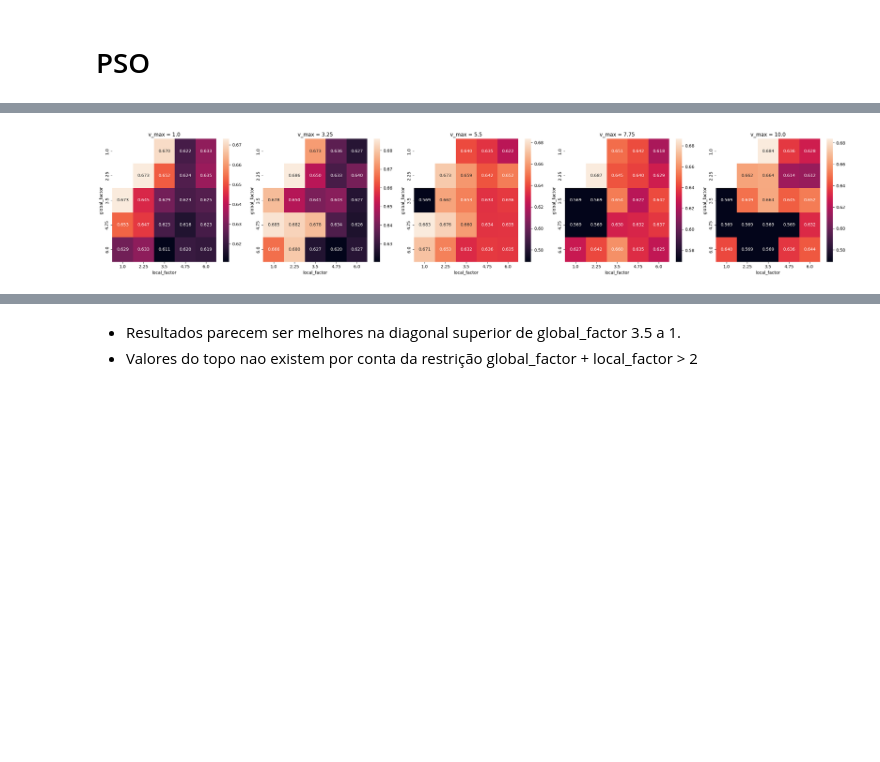
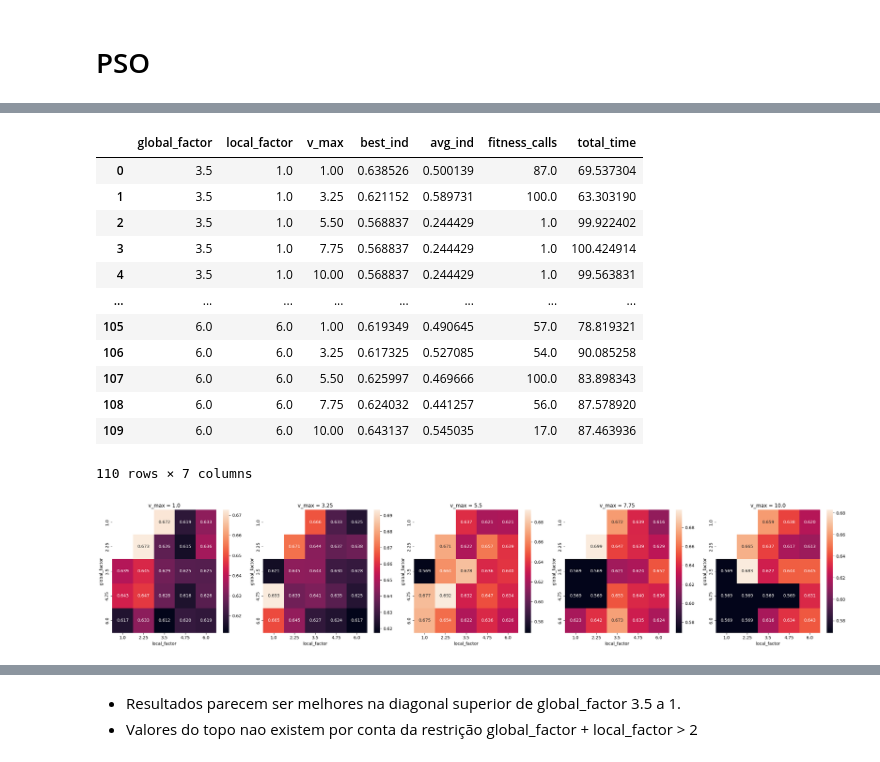
Before and after one commit to pdcos/modelo_foguete, a Jupyter notebook: sensitiviy_analysis/viz_sens.ipynb, the cells around one changed output, grey strips where cells are left out. Saved outputs shown, nothing was run; the diff lists cells and outputs as text; code cells hidden in the pictures; blank space fills up the shorter version.

```diff
--- a/sensitiviy_analysis/viz_sens.ipynb
+++ b/sensitiviy_analysis/viz_sens.ipynb
@@ -42,20 +64,34 @@ class SensVisualizer():
     def process_json(self):
         processed_list = []
         for sens_dict in self.sens_list:
-
-            dict_filtered ={}
+            dict_filtered = {}
             for parameter in self.parameters:
                 dict_filtered[parameter] = sens_dict[parameter]
             if sens_dict['best_ind_list'] != 'ERRO':
                 best_ind_array = np.array(sens_dict['best_ind_list'])
                 avg_ind_array = np.array(sens_dict['avg_ind_list'])
-                indice = best_ind_array.argmax()
-                best_ind = best_ind_array[indice]
-                avg_ind = avg_ind_array[indice]
+                max_best_ind_value = best_ind_array.max()
+                indices_of_max_best_ind = np.where(best_ind_array == max_best_ind_value)[0]
+
+                if len(indices_of_max_best_ind) > 1:
+                    # Selecionar a linha com o maior avg_ind entre as que têm o melhor best_ind
+                    max_avg_ind = -np.inf
+                    chosen_index = -1
+                    for index in indices_of_max_best_ind:
+                        if avg_ind_array[index] > max_avg_ind:
+                            max_avg_ind = avg_ind_array[index]
+                            chosen_index = index
+                    best_ind = best_ind_array[chosen_index]
+                    avg_ind = avg_ind_array[chosen_index]
+                else:
+                    # Caso de um único máximo
+                    chosen_index = indices_of_max_best_ind[0]
+                    best_ind = best_ind_array[chosen_index]
+                    avg_ind = avg_ind_array[chosen_index]
 
                 dict_filtered['best_ind'] = best_ind
                 dict_filtered['avg_ind'] = avg_ind
-                dict_filtered['fitness_calls'] = sens_dict['fitness_calls'][indice]
+                dict_filtered['fitness_calls'] = sens_dict['fitness_calls'][chosen_index]
                 dict_filtered['total_time'] = sens_dict['total_time']
 
             else:
@@ -63,7 +99,6 @@ class SensVisualizer():
                 dict_filtered['avg_ind'] = 0
                 dict_filtered['fitness_calls'] = 0
                 dict_filtered['total_time'] = 0
-
 
             processed_list.append(dict_filtered)
 
@@ -128,0 +135,14 @@ Parâmetros
+# %%
+path = 'simulations/pso_sensitivity.json'
+parameters = ['global_factor', 'local_factor', 'v_max']
+viz_pso = SensVisualizer(file_path=path, parameters=parameters)
+viz_pso.display_all()
+df_sens_pso = viz_pso.df_sens
+
+df_sens_pso_csv = df_sens_pso.copy(deep=True)
+# Trunca até 3 casas decimais
+df_sens_pso_csv['best_ind'] = df_sens_pso_csv['best_ind'].apply(lambda x: round(x, 3))
+df_sens_pso_csv['avg_ind'] = df_sens_pso_csv['avg_ind'].apply(lambda x: round(x, 3))
+df_sens_pso_csv['fitness_calls'] = df_sens_pso_csv['fitness_calls'].astype(int)
+df_sens_pso_csv['total_time'] = df_sens_pso_csv['total_time'].apply(lambda x: round(x, 3))
+df_sens_pso_csv.to_csv('processed_tables/pso_sensitivity.csv', index=False)
@@ -129,36 +172,50 @@ Parâmetros
 # %%
 def plot_graph_pso(df, nom_x, nom_y, nom_z):
     list_graficos = []
+    display(df)
     list_z = df[nom_z].unique()
 
     numero_plots = len(list_z)
     fig, axes = plt.subplots(1, numero_plots, figsize=(25, 5))  # Ajuste o tamanho conforme necessário
     iter_counter = 0
     for z in list_z:
         eixo_x = df.loc[df[nom_z] == z, nom_x]
         eixo_y = df.loc[df[nom_z] == z, nom_y]
         fitness = df.loc[df[nom_z] == z, 'best_ind']
         dict_grafico = {
             nom_x: eixo_x,
             nom_y: eixo_y,
             nom_z: z,
             'fitness': fitness
         }
         list_graficos.append(dict_grafico)
 
         df_filtrado = pd.DataFrame(dict_grafico)
         df_pivot = df_filtrado.pivot(values='fitness', index=nom_x, columns=[nom_y])
         sns.heatmap(data=df_pivot, ax=axes[iter_counter], annot=True, fmt=".3f")
         axes[iter_counter].set_title(f'{nom_z} = {z}')
 
         iter_counter += 1
     # Ajuste o espaçamento entre os subplots
     plt.tight_layout()
 
     # Exiba o gráfico
     plt.show()
 
 
 plot_graph_pso(df_sens_pso, 'global_factor', 'local_factor', 'v_max')
 # %% [output]
+|  | global_factor | local_factor | v_max | best_ind | avg_ind | fitness_calls | total_time |
+| 0 | 3.5 | 1.0 | 1.00 | 0.638526 | 0.500139 | 87.0 | 69.537304 |
+| 1 | 3.5 | 1.0 | 3.25 | 0.621152 | 0.589731 | 100.0 | 63.303190 |
+| 2 | 3.5 | 1.0 | 5.50 | 0.568837 | 0.244429 | 1.0 | 99.922402 |
+| 3 | 3.5 | 1.0 | 7.75 | 0.568837 | 0.244429 | 1.0 | 100.424914 |
+| 4 | 3.5 | 1.0 | 10.00 | 0.568837 | 0.244429 | 1.0 | 99.563831 |
+| ... | ... | ... | ... | ... | ... | ... | ... |
+| 105 | 6.0 | 6.0 | 1.00 | 0.619349 | 0.490645 | 57.0 | 78.819321 |
+| 106 | 6.0 | 6.0 | 3.25 | 0.617325 | 0.527085 | 54.0 | 90.085258 |
+| 107 | 6.0 | 6.0 | 5.50 | 0.625997 | 0.469666 | 100.0 | 83.898343 |
+| 108 | 6.0 | 6.0 | 7.75 | 0.624032 | 0.441257 | 56.0 | 87.578920 |
+| 109 | 6.0 | 6.0 | 10.00 | 0.643137 | 0.545035 | 17.0 | 87.463936 |
+110 rows × 7 columns
-[figure, old version]
+[figure, new version]
```
Also changed, not shown: parts of 12 cells of this notebook, 3 other files.
